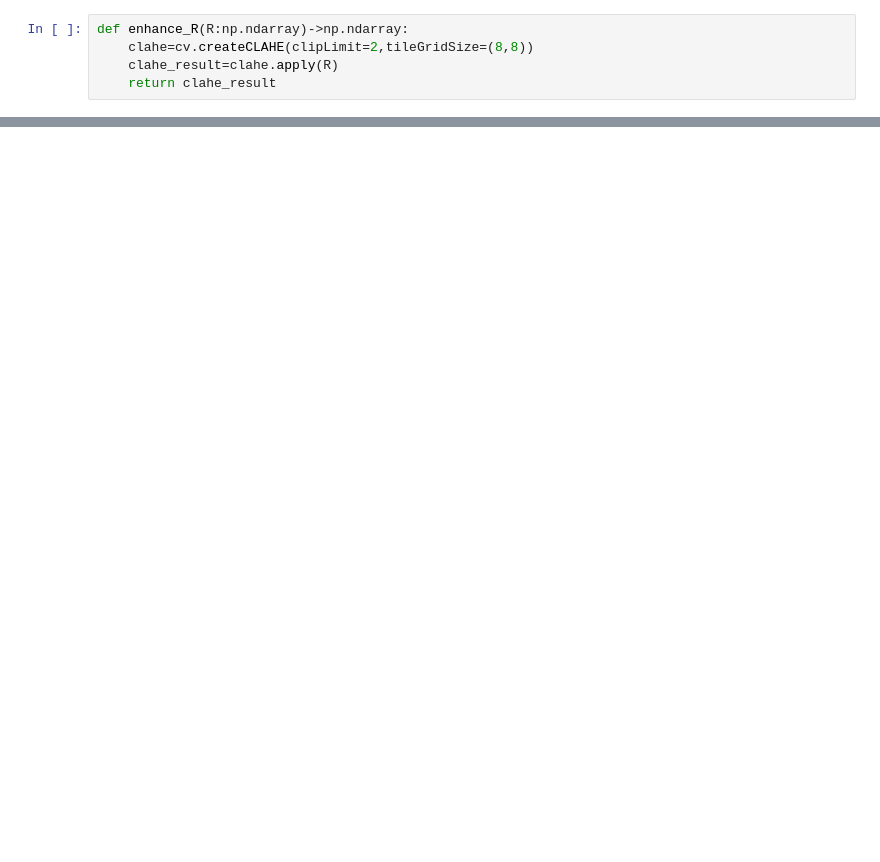
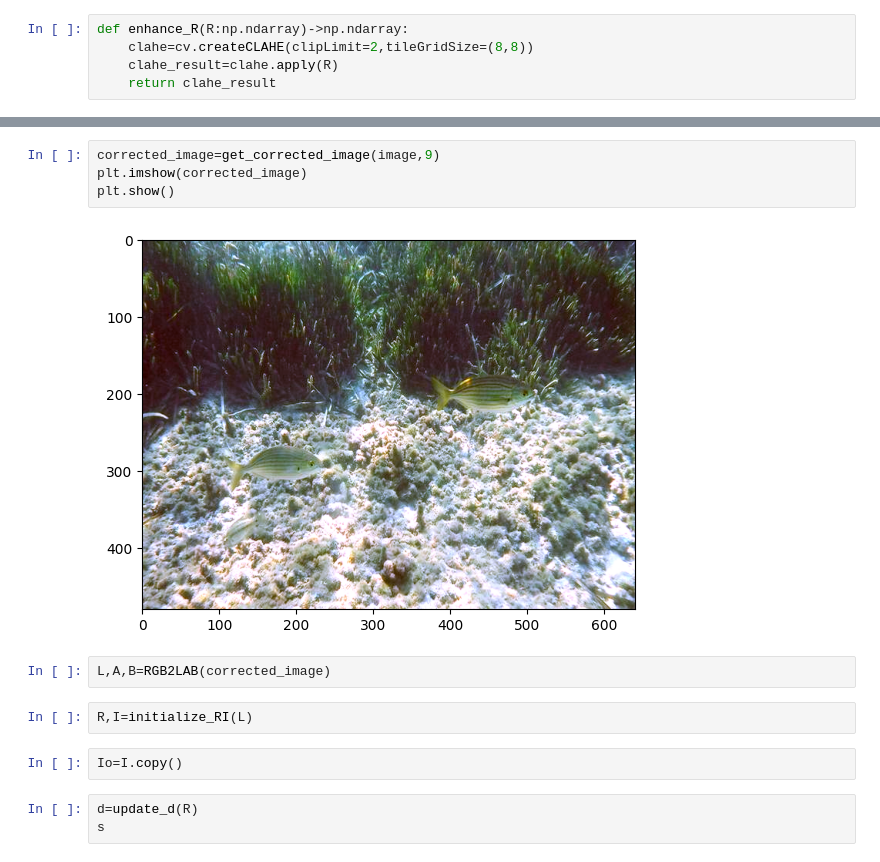
Before and after one commit to rahim-khan-iitg/underwater-image-enhancement, a Jupyter notebook: code/reference_3.ipynb, the cells around one changed output, grey strips where cells are left out. Saved outputs shown, nothing was run; the diff lists cells and outputs as text; blank space fills up the shorter version.

```diff
--- a/code/reference_3.ipynb
+++ b/code/reference_3.ipynb
@@ -83,0 +99,15 @@ def enhance_R(R:np.ndarray)->np.ndarray:
+# %%
+corrected_image=get_corrected_image(image,9)
+plt.imshow(corrected_image)
+plt.show()
+# %% [output]
+[figure, added]
+# %%
+L,A,B=RGB2LAB(corrected_image)
+# %%
+R,I=initialize_RI(L)
+# %%
+Io=I.copy()
+# %%
+d=update_d(R)
+s
```
Also changed, not shown: parts of 9 cells of this notebook, 15 other files.
